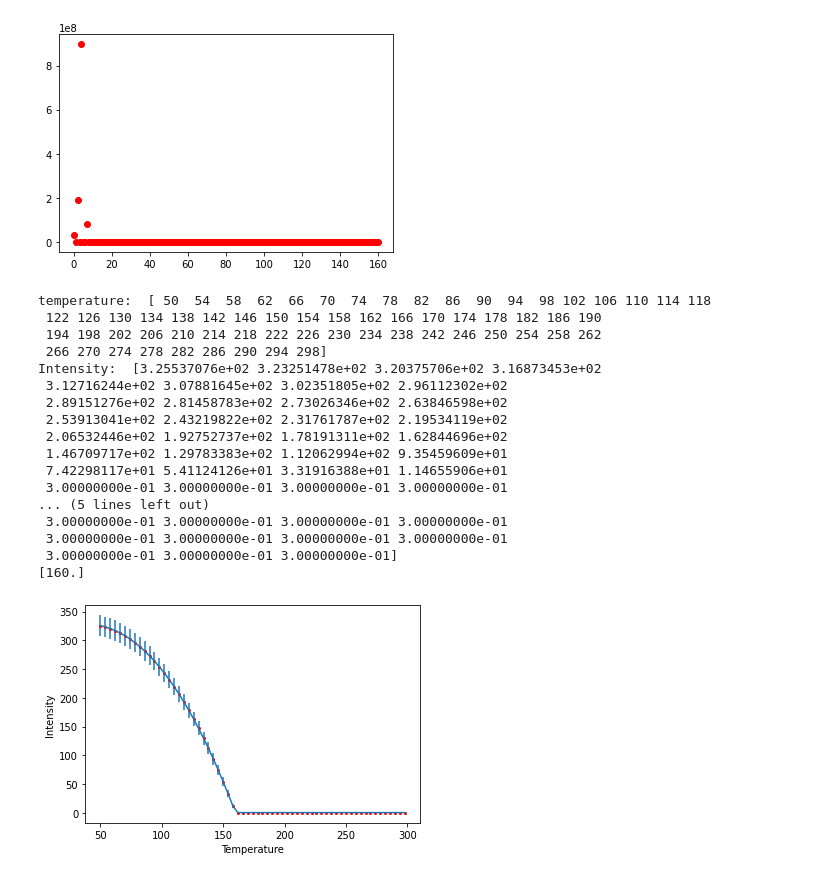
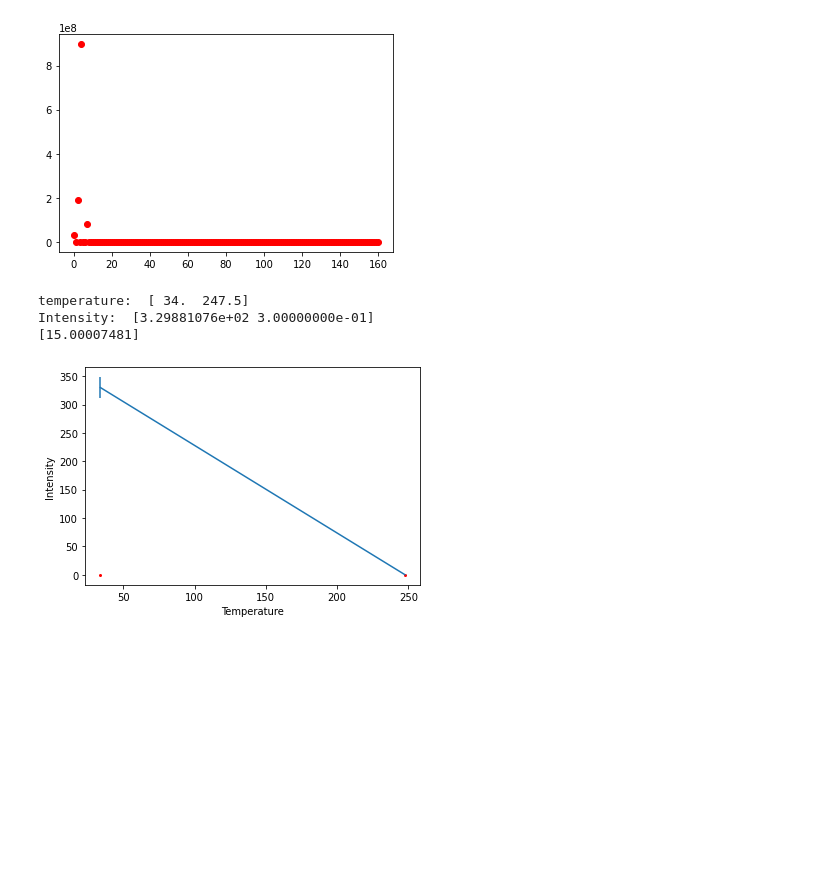
Before and after one commit to cyankaet/orderml, a Jupyter notebook: orderparams.ipynb, the cells around one changed output. Cells and saved outputs as stored; diff of their text form; code cells hidden in the pictures; blank space fills up the shorter version.

```diff
--- a/orderparams.ipynb
+++ b/orderparams.ipynb
@@ -397,47 +345,34 @@ plt.close()
 # %%
 p=[.885,330,.3]
 T=np.arange(50, 300, 4)
+T = np.array([34, 247.5])
 print("temperature: ", T)
 #T=N.arange(10,300,2)
 I=[]
 error = []
 
 I=OrderMethods.orderparameter(T, 160,p[0],p[1],p[2])
 print("Intensity: ", I)
 error= np.sqrt(I)
 #print(error)
 
 M = Curve(OrderMethods.orderparameter, T, I, error, Jt = p[0], Nf = p[1], Bk = p[2])
 M.Tn.range(10,400)
 
 x, dx, chisq, params = OrderMethods.fit(M)
 print(x)
 
 fitI = OrderMethods.orderparameter(T, x, p[0],p[1],p[2])
 
 plt.errorbar(T, I, error)
 plt.plot(T, fitI,'ro', markersize = 2)
 plt.xlabel("Temperature")
 plt.ylabel("Intensity")
 plt.show()
 plt.savefig("test")
 plt.close()
 # %% [output]
-temperature:  [ 50  54  58  62  66  70  74  78  82  86  90  94  98 102 106 110 114 118
- 122 126 130 134 138 142 146 150 154 158 162 166 170 174 178 182 186 190
- 194 198 202 206 210 214 218 222 226 230 234 238 242 246 250 254 258 262
- 266 270 274 278 282 286 290 294 298]
-Intensity:  [3.25537076e+02 3.23251478e+02 3.20375706e+02 3.16873453e+02
- 3.12716244e+02 3.07881645e+02 3.02351805e+02 2.96112302e+02
- 2.89151276e+02 2.81458783e+02 2.73026346e+02 2.63846598e+02
- 2.53913041e+02 2.43219822e+02 2.31761787e+02 2.19534119e+02
- 2.06532446e+02 1.92752737e+02 1.78191311e+02 1.62844696e+02
- 1.46709717e+02 1.29783383e+02 1.12062994e+02 9.35459609e+01
- 7.42298117e+01 5.41124126e+01 3.31916388e+01 1.14655906e+01
- 3.00000000e-01 3.00000000e-01 3.00000000e-01 3.00000000e-01
-... (5 lines left out)
- 3.00000000e-01 3.00000000e-01 3.00000000e-01 3.00000000e-01
- 3.00000000e-01 3.00000000e-01 3.00000000e-01 3.00000000e-01
- 3.00000000e-01 3.00000000e-01 3.00000000e-01]
-[160.]
+temperature:  [ 34.  247.5]
+Intensity:  [3.29881076e+02 3.00000000e-01]
+[15.00007481]
-[figure, old version]
+[figure, new version]
```
Also changed, not shown: parts of 7 cells of this notebook.
